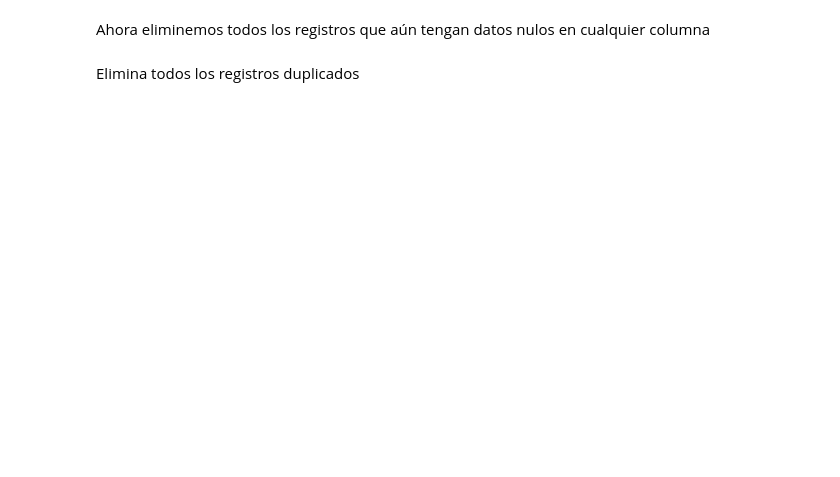
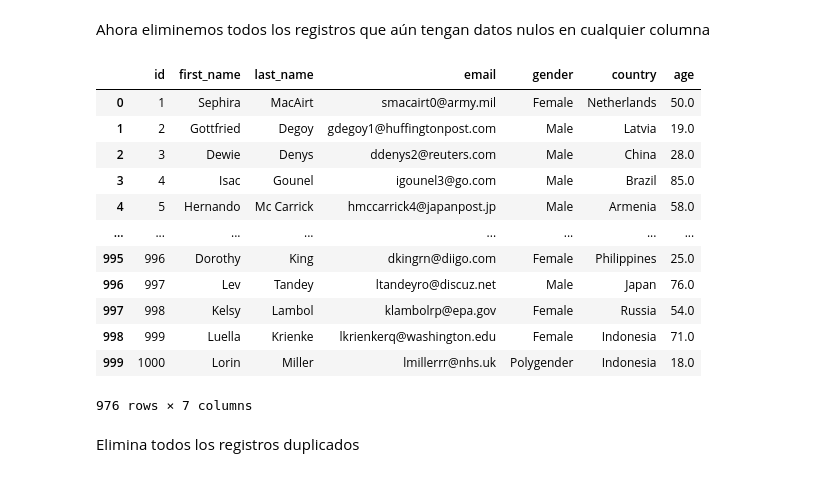
Before and after one commit to PROJAS1909/Examen-Simulacro, a Jupyter notebook: main.ipynb, the cells around one changed output. Cells and saved outputs as stored; diff of their text form; code cells hidden in the pictures; blank space fills up the shorter version.

```diff
--- a/main.ipynb
+++ b/main.ipynb
@@ -28,3 +83,6 @@ Informa la cantidad de registros sin  tener en cuenta aquellos con valores falta
 Manos a la obra, a limpiar datos ;)
 # %% [markdown]
 Si la columna de edad tiene valores nulos , vamos a rellenar esos valores nulos por el promedio de edad según el género.
+# %%
+df['age'].fillna(df['age'].mean(), inplace=True)
+df.isnull().sum()
@@ -31,4 +98,21 @@ Si la columna de edad tiene valores nulos , vamos a rellenar esos valores nulos
 # %% [markdown]
 Ahora eliminemos todos los registros que aún tengan datos nulos en cualquier columna
+# %%
+df = df.dropna()
+df
+# %% [output]
+|  | id | first_name | last_name | email | gender | country | age |
+| 0 | 1 | Sephira | MacAirt | smacairt0@army.mil | Female | Netherlands | 50.0 |
+| 1 | 2 | Gottfried | Degoy | gdegoy1@huffingtonpost.com | Male | Latvia | 19.0 |
+| 2 | 3 | Dewie | Denys | ddenys2@reuters.com | Male | China | 28.0 |
+| 3 | 4 | Isac | Gounel | igounel3@go.com | Male | Brazil | 85.0 |
+| 4 | 5 | Hernando | Mc Carrick | hmccarrick4@japanpost.jp | Male | Armenia | 58.0 |
+| ... | ... | ... | ... | ... | ... | ... | ... |
+| 995 | 996 | Dorothy | King | dkingrn@diigo.com | Female | Philippines | 25.0 |
+| 996 | 997 | Lev | Tandey | ltandeyro@discuz.net | Male | Japan | 76.0 |
+| 997 | 998 | Kelsy | Lambol | klambolrp@epa.gov | Female | Russia | 54.0 |
+| 998 | 999 | Luella | Krienke | lkrienkerq@washington.edu | Female | Indonesia | 71.0 |
+| 999 | 1000 | Lorin | Miller | lmillerrr@nhs.uk | Polygender | Indonesia | 18.0 |
+976 rows × 7 columns
 # %% [markdown]
 Elimina todos los registros duplicados
```
Also changed, not shown: parts of 21 cells of this notebook.
